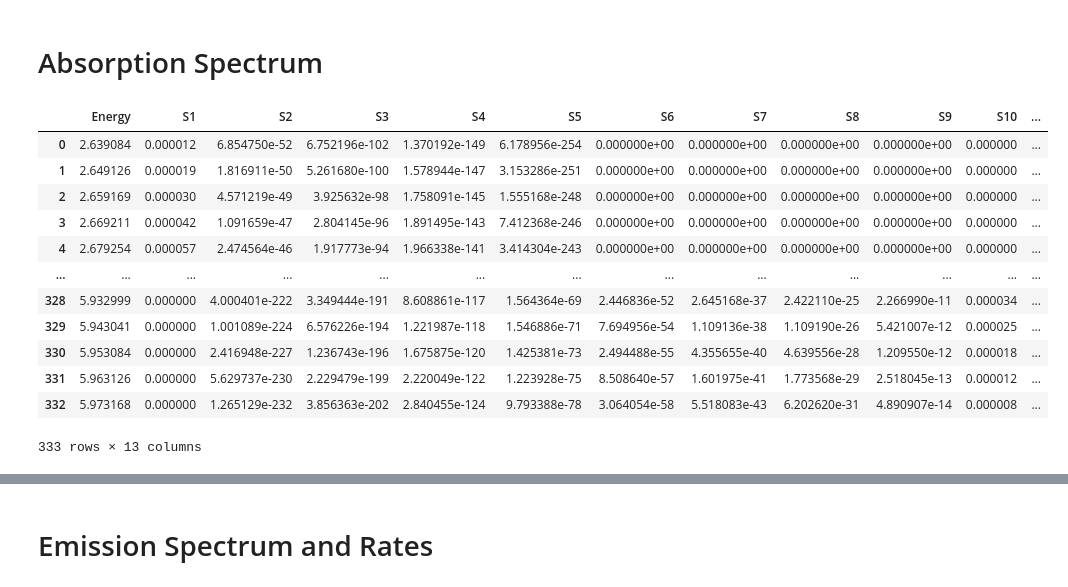
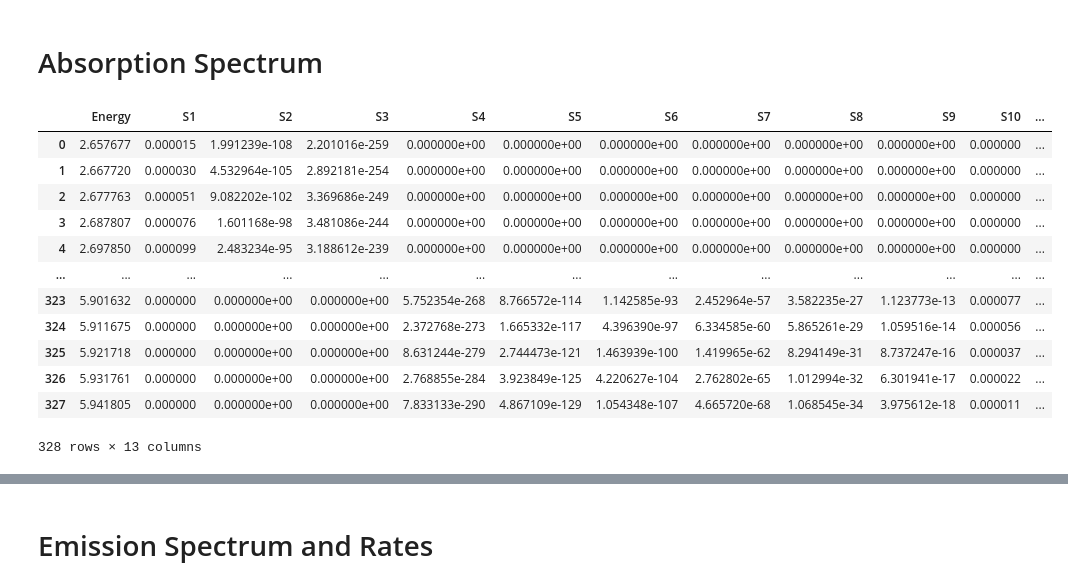
Before and after one commit to LeonardoESousa/nemoview, a Jupyter notebook: Tutorial/API.ipynb, the cells around one changed output, grey strips where cells are left out. Saved outputs shown, nothing was run; the diff lists cells and outputs as text; code cells hidden in the pictures.

```diff
--- a/Tutorial/API.ipynb
+++ b/Tutorial/API.ipynb
@@ -7,35 +7,27 @@ import nemo.analysis
 plt.style.use(['../nemoview/dashstyle.mplstyle'])
 # %% [markdown]
 # Absorption Spectrum
-# %%
-### Absorption spectra
-data = pd.read_csv("Ensemble_S0_.lx")
-
-#nemo.analysis.absorption(initial,dielec,data=None, save=False, detailed=False, nstates=-1)
-#initial: initial state (string)
-#dielec: dielectric constant, refractive index of solvent (tuple)
-#data: pandas dataframe with the data
-#save: save the spectra in a file (boolean)
-#detailed: adds some extra information, not relevant for plotting (boolean)
-#nstates: number of excited states to be considered (-1 means all) (integer)
-
-spectra = nemo.analysis.absorption("S0",(4.71,1.446),data,nstates=-1,detailed=False)
-# spectra is a pandas dataframes that can be visualized as follows:
-spectra
-# %% [output]
-|  | Energy | S1 | S2 | S3 | S4 | S5 | S6 | S7 | S8 | S9 | S10 | ... |
-| 0 | 2.639084 | 0.000012 | 6.854750e-52 | 6.752196e-102 | 1.370192e-149 | 6.178956e-254 | 0.000000e+00 | 0.000000e+00 | 0.000000e+00 | 0.000000e+00 | 0.000000 | ... |
-| 1 | 2.649126 | 0.000019 | 1.816911e-50 | 5.261680e-100 | 1.578944e-147 | 3.153286e-251 | 0.000000e+00 | 0.000000e+00 | 0.000000e+00 | 0.000000e+00 | 0.000000 | ... |
-| 2 | 2.659169 | 0.000030 | 4.571219e-49 | 3.925632e-98 | 1.758091e-145 | 1.555168e-248 | 0.000000e+00 | 0.000000e+00 | 0.000000e+00 | 0.000000e+00 | 0.000000 | ... |
-| 3 | 2.669211 | 0.000042 | 1.091659e-47 | 2.804145e-96 | 1.891495e-143 | 7.412368e-246 | 0.000000e+00 | 0.000000e+00 | 0.000000e+00 | 0.000000e+00 | 0.000000 | ... |
-| 4 | 2.679254 | 0.000057 | 2.474564e-46 | 1.917773e-94 | 1.966338e-141 | 3.414304e-243 | 0.000000e+00 | 0.000000e+00 | 0.000000e+00 | 0.000000e+00 | 0.000000 | ... |
-| ... | ... | ... | ... | ... | ... | ... | ... | ... | ... | ... | ... | ... |
-| 328 | 5.932999 | 0.000000 | 4.000401e-222 | 3.349444e-191 | 8.608861e-117 | 1.564364e-69 | 2.446836e-52 | 2.645168e-37 | 2.422110e-25 | 2.266990e-11 | 0.000034 | ... |
-| 329 | 5.943041 | 0.000000 | 1.001089e-224 | 6.576226e-194 | 1.221987e-118 | 1.546886e-71 | 7.694956e-54 | 1.109136e-38 | 1.109190e-26 | 5.421007e-12 | 0.000025 | ... |
-| 330 | 5.953084 | 0.000000 | 2.416948e-227 | 1.236743e-196 | 1.675875e-120 | 1.425381e-73 | 2.494488e-55 | 4.355655e-40 | 4.639556e-28 | 1.209550e-12 | 0.000018 | ... |
-| 331 | 5.963126 | 0.000000 | 5.629737e-230 | 2.229479e-199 | 2.220049e-122 | 1.223928e-75 | 8.508640e-57 | 1.601975e-41 | 1.773568e-29 | 2.518045e-13 | 0.000012 | ... |
-| 332 | 5.973168 | 0.000000 | 1.265129e-232 | 3.856363e-202 | 2.840455e-124 | 9.793388e-78 | 3.064054e-58 | 5.518083e-43 | 6.202620e-31 | 4.890907e-14 | 0.000008 | ... |
-333 rows × 13 columns
+# %%
+# define solvent dielectric constant and refractive index
+solvent = (2.38,1.49)
+
+s0 = Ensemble("Ensemble_S0_.lx")
+absorption = s0.absorption(solvent)
+display(absorption)
+# %% [output]
+|  | Energy | S1 | S2 | S3 | S4 | S5 | S6 | S7 | S8 | S9 | S10 | ... |
+| 0 | 2.657677 | 0.000015 | 1.991239e-108 | 2.201016e-259 | 0.000000e+00 | 0.000000e+00 | 0.000000e+00 | 0.000000e+00 | 0.000000e+00 | 0.000000e+00 | 0.000000 | ... |
+| 1 | 2.667720 | 0.000030 | 4.532964e-105 | 2.892181e-254 | 0.000000e+00 | 0.000000e+00 | 0.000000e+00 | 0.000000e+00 | 0.000000e+00 | 0.000000e+00 | 0.000000 | ... |
+| 2 | 2.677763 | 0.000051 | 9.082202e-102 | 3.369686e-249 | 0.000000e+00 | 0.000000e+00 | 0.000000e+00 | 0.000000e+00 | 0.000000e+00 | 0.000000e+00 | 0.000000 | ... |
+| 3 | 2.687807 | 0.000076 | 1.601168e-98 | 3.481086e-244 | 0.000000e+00 | 0.000000e+00 | 0.000000e+00 | 0.000000e+00 | 0.000000e+00 | 0.000000e+00 | 0.000000 | ... |
+| 4 | 2.697850 | 0.000099 | 2.483234e-95 | 3.188612e-239 | 0.000000e+00 | 0.000000e+00 | 0.000000e+00 | 0.000000e+00 | 0.000000e+00 | 0.000000e+00 | 0.000000 | ... |
+| ... | ... | ... | ... | ... | ... | ... | ... | ... | ... | ... | ... | ... |
+| 323 | 5.901632 | 0.000000 | 0.000000e+00 | 0.000000e+00 | 5.752354e-268 | 8.766572e-114 | 1.142585e-93 | 2.452964e-57 | 3.582235e-27 | 1.123773e-13 | 0.000077 | ... |
+| 324 | 5.911675 | 0.000000 | 0.000000e+00 | 0.000000e+00 | 2.372768e-273 | 1.665332e-117 | 4.396390e-97 | 6.334585e-60 | 5.865261e-29 | 1.059516e-14 | 0.000056 | ... |
+| 325 | 5.921718 | 0.000000 | 0.000000e+00 | 0.000000e+00 | 8.631244e-279 | 2.744473e-121 | 1.463939e-100 | 1.419965e-62 | 8.294149e-31 | 8.737247e-16 | 0.000037 | ... |
+| 326 | 5.931761 | 0.000000 | 0.000000e+00 | 0.000000e+00 | 2.768855e-284 | 3.923849e-125 | 4.220627e-104 | 2.762802e-65 | 1.012994e-32 | 6.301941e-17 | 0.000022 | ... |
+| 327 | 5.941805 | 0.000000 | 0.000000e+00 | 0.000000e+00 | 7.833133e-290 | 4.867109e-129 | 1.054348e-107 | 4.665720e-68 | 1.068545e-34 | 3.975612e-18 | 0.000011 | ... |
+328 rows × 13 columns
 # %%
 fig, ax = plt.subplots()
 
```
Also changed, not shown: parts of 10 cells of this notebook, 1 other file.
